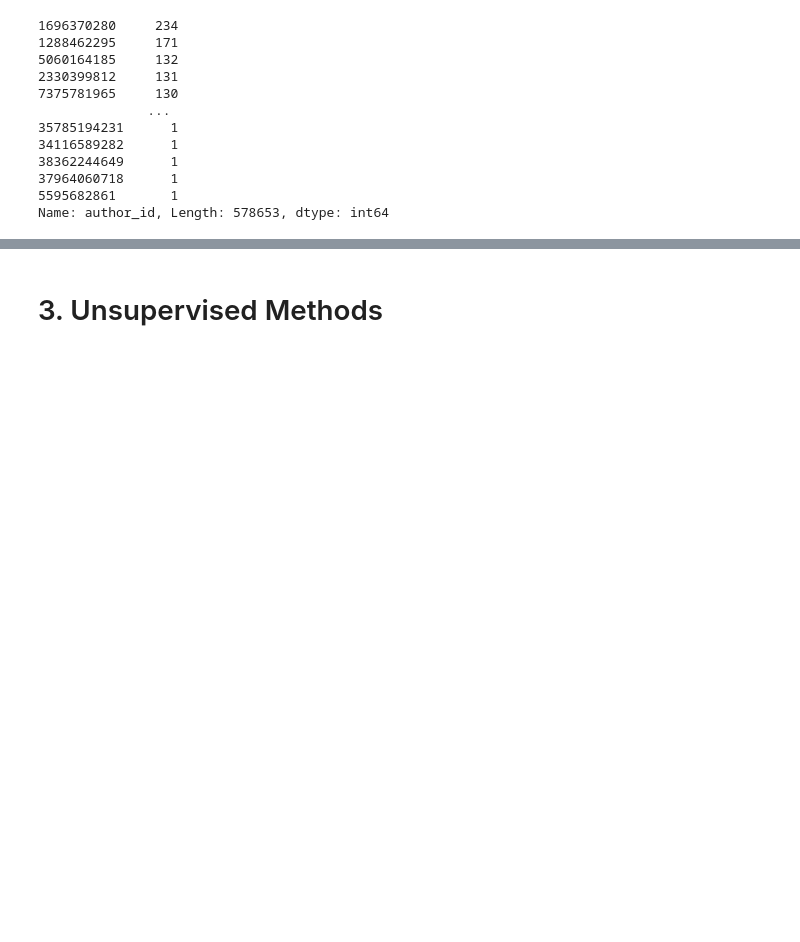
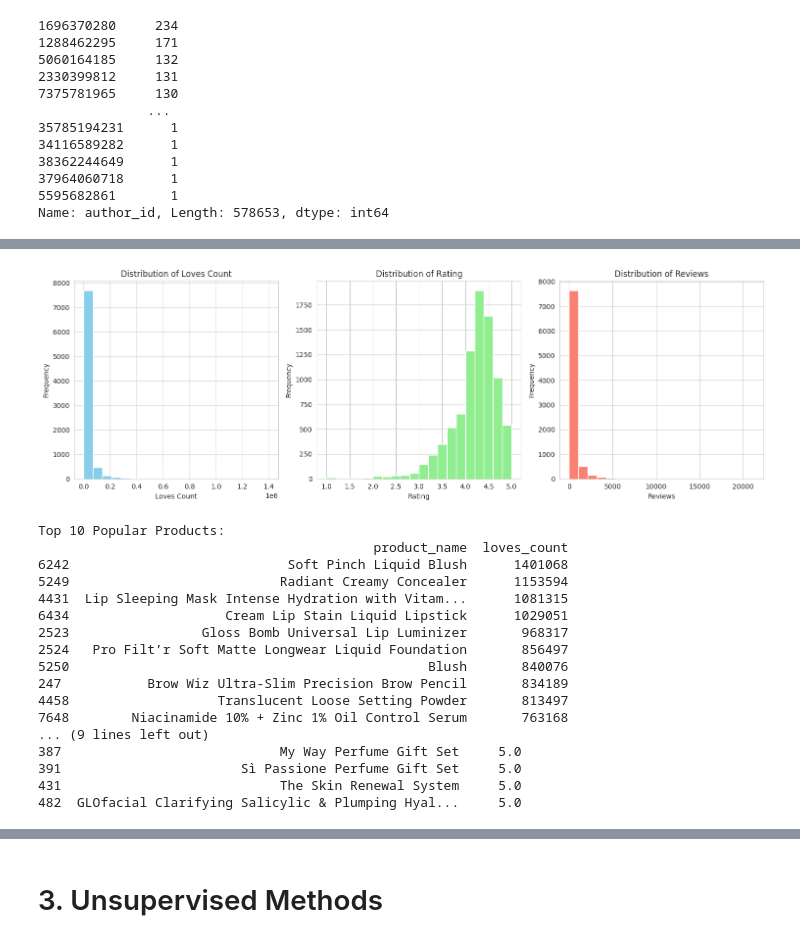
Before and after one commit to eshentong/BA820-team, a Jupyter notebook: BA820.ipynb, the cells around one changed output, grey strips where cells are left out. Saved outputs shown, nothing was run; the diff lists cells and outputs as text; code cells hidden in the pictures; blank space fills up the shorter version.

```diff
--- a/BA820.ipynb
+++ b/BA820.ipynb
@@ -302,0 +362,53 @@ Name: author_id, Length: 578653, dtype: int64
+# %%
+# Distribution exploration
+fig, axs = plt.subplots(1, 3, figsize=(15, 5))
+
+# Distribution of loves_count
+axs[0].hist(df_products['loves_count'], bins=20, color='skyblue')
+axs[0].set_title('Distribution of Loves Count')
+axs[0].set_xlabel('Loves Count')
+axs[0].set_ylabel('Frequency')
+
+# Distribution of rating
+axs[1].hist(df_products['rating'], bins=20, color='lightgreen')
+axs[1].set_title('Distribution of Rating')
+axs[1].set_xlabel('Rating')
+axs[1].set_ylabel('Frequency')
+
+# Distribution of reviews
+axs[2].hist(df_products['reviews'], bins=20, color='salmon')
+axs[2].set_title('Distribution of Reviews')
+axs[2].set_xlabel('Reviews')
+axs[2].set_ylabel('Frequency')
+
+plt.tight_layout()
+plt.show()
+
+# Identify popular products based on loves_count
+popular_products = df_products.nlargest(10, 'loves_count')[['product_name', 'loves_count']]
+print("Top 10 Popular Products:")
+print(popular_products)
+
+# Identify highly rated products based on rating
+highly_rated_products = df_products.nlargest(10, 'rating')[['product_name', 'rating']]
+print("\nTop 10 Highly Rated Products:")
+print(highly_rated_products)
+# %% [output]
+[figure, added]
+Top 10 Popular Products:
+                                           product_name  loves_count
+6242                            Soft Pinch Liquid Blush      1401068
+5249                           Radiant Creamy Concealer      1153594
+4431  Lip Sleeping Mask Intense Hydration with Vitam...      1081315
+6434                    Cream Lip Stain Liquid Lipstick      1029051
+2523                 Gloss Bomb Universal Lip Luminizer       968317
+2524   Pro Filt’r Soft Matte Longwear Liquid Foundation       856497
+5250                                              Blush       840076
+247           Brow Wiz Ultra-Slim Precision Brow Pencil       834189
+4458                   Translucent Loose Setting Powder       813497
+7648        Niacinamide 10% + Zinc 1% Oil Control Serum       763168
+... (9 lines left out)
+387                            My Way Perfume Gift Set     5.0
+391                       Sì Passione Perfume Gift Set     5.0
+431                            The Skin Renewal System     5.0
+482  GLOfacial Clarifying Salicylic & Plumping Hyal...     5.0
```
Also changed, not shown: parts of 14 cells of this notebook.
